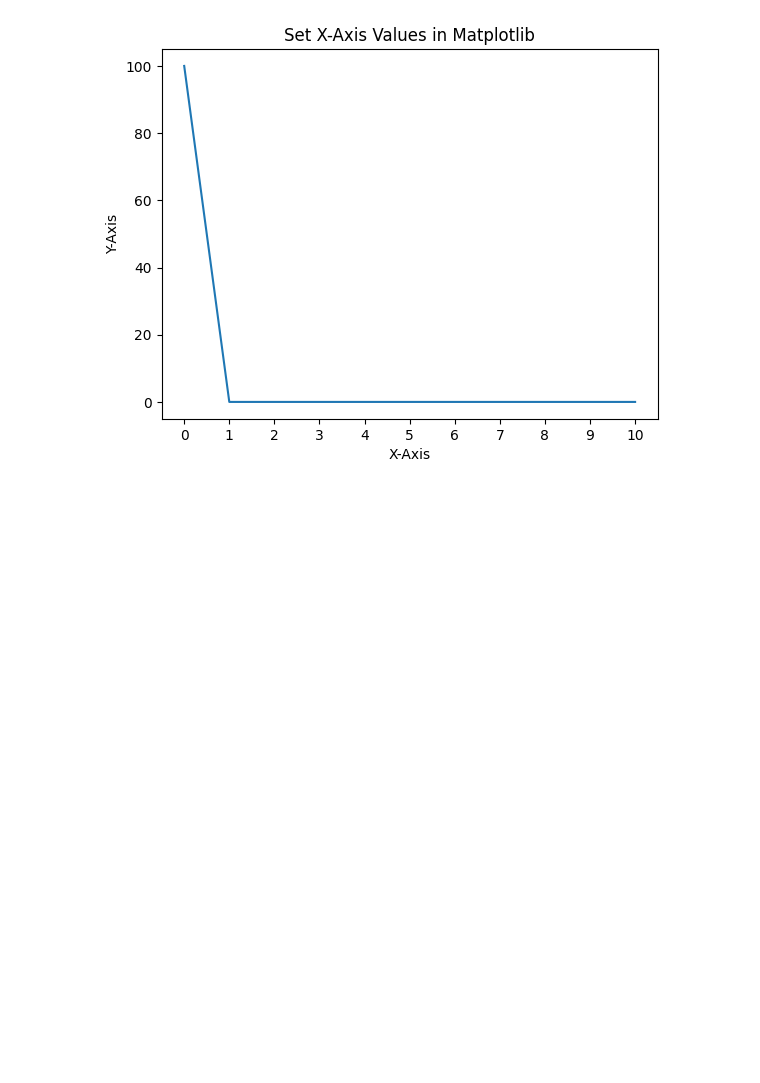
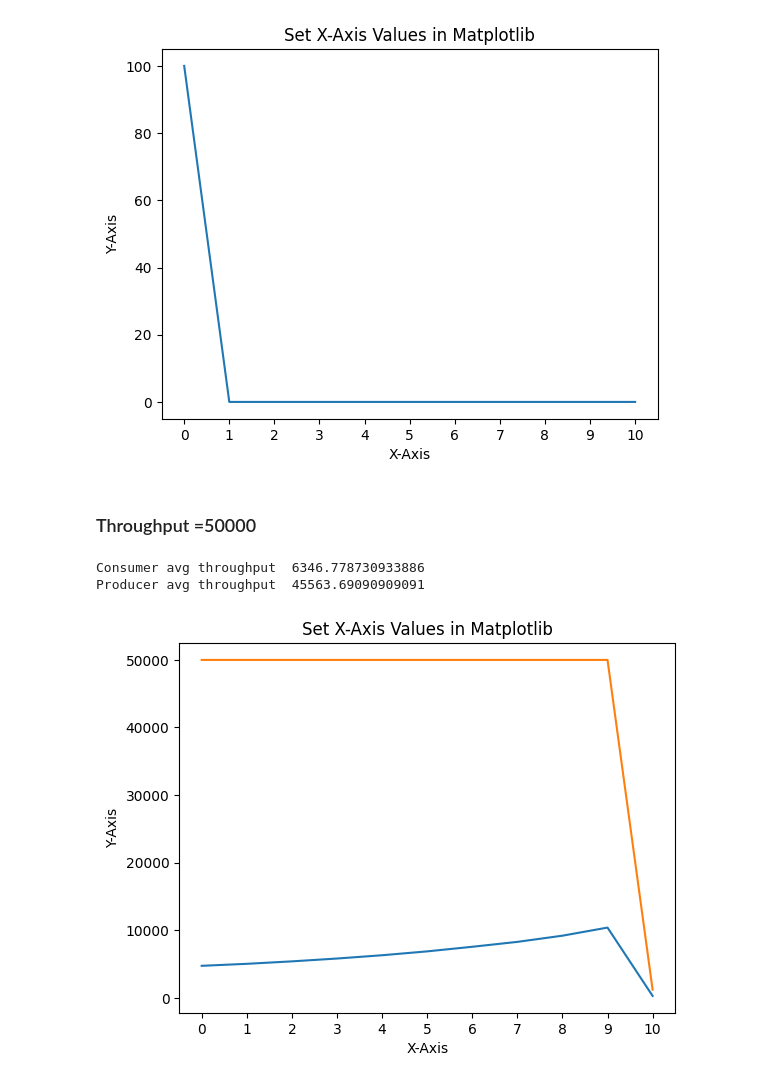
Before and after one commit to chinmayparekh/StreamingDataSystems, a Jupyter notebook: plots/batch.ipynb, the cells around one changed output. Drawn from its saved outputs; the diff is of its cells as text; code cells hidden in the pictures; blank space fills up the shorter version.

Commit message:
added max throughput

```diff
--- a/plots/batch.ipynb
+++ b/plots/batch.ipynb
@@ -98,3 +100,16 @@ plot_latency(latency)
 # %% [output]
 Latency  100.000637777345
 [figure]
+# %% [markdown]
+### Throughput =50000
+# %%
+t= [50000, 50000, 50000, 50000, 50000, 50000, 50000, 50000, 50000, 50000, 50000, 50000, 50000, 50000, 50000, 50000, 50000, 50000, 50000, 50000, 50000, 50000, 50000, 50000, 50000, 50000, 50000, 50000, 50000, 50000, 50000, 50000, 50000, 50000, 50000, 50000, 50000, 50000, 50000, 50000, 50000, 50000, 50000, 50000, 50000, 50000, 50000, 50000, 50000, 50000, 50000, 50000, 50000, 50000, 50000, 50000, 50000, 50000, 50000, 50000, 50000, 50000, 50000, 50000, 50000, 50000, 50000, 50000, 50000, 50000, 50000, 50000, 50000, 50000, 50000, 50000, 50000, 50000, 50000, 50000, 50000, 50000, 50000, 50000, 50000, 50000, 50000, 50000, 50000, 50000, 50000, 50000, 50000, 50000, 50000, 50000, 50000, 50000, 50000, 50000, 12006]
+consumer = [4732.94540156538, 5028.606131126014, 5391.2764144509665, 5811.664368385876, 6296.204301755665, 6870.239087480554, 7549.992767861928, 8274.871777965596, 9191.046714634616, 10390.112569388808, 277.6065056573598]
+latency =  [100, 0.000105642461, 9.9431132e-05, 9.2742416e-05, 8.6033874e-05, 7.9412925e-05, 7.2777671e-05, 6.6225229e-05, 6.0423896999999994e-05, 5.4400768e-05, 4.8122674e-05]
+# Matches =  [65249, 65544, 65764, 65635, 65506, 65648, 65519, 65882, 65809, 65534, 1554]
+# %%
+plot_throughput(consumer,t)
+# %% [output]
+Consumer avg throughput  6346.778730933886
+Producer avg throughput  45563.69090909091
+[figure, added]
```
Also changed, not shown: parts of 6 cells of this notebook, 20 other files.
